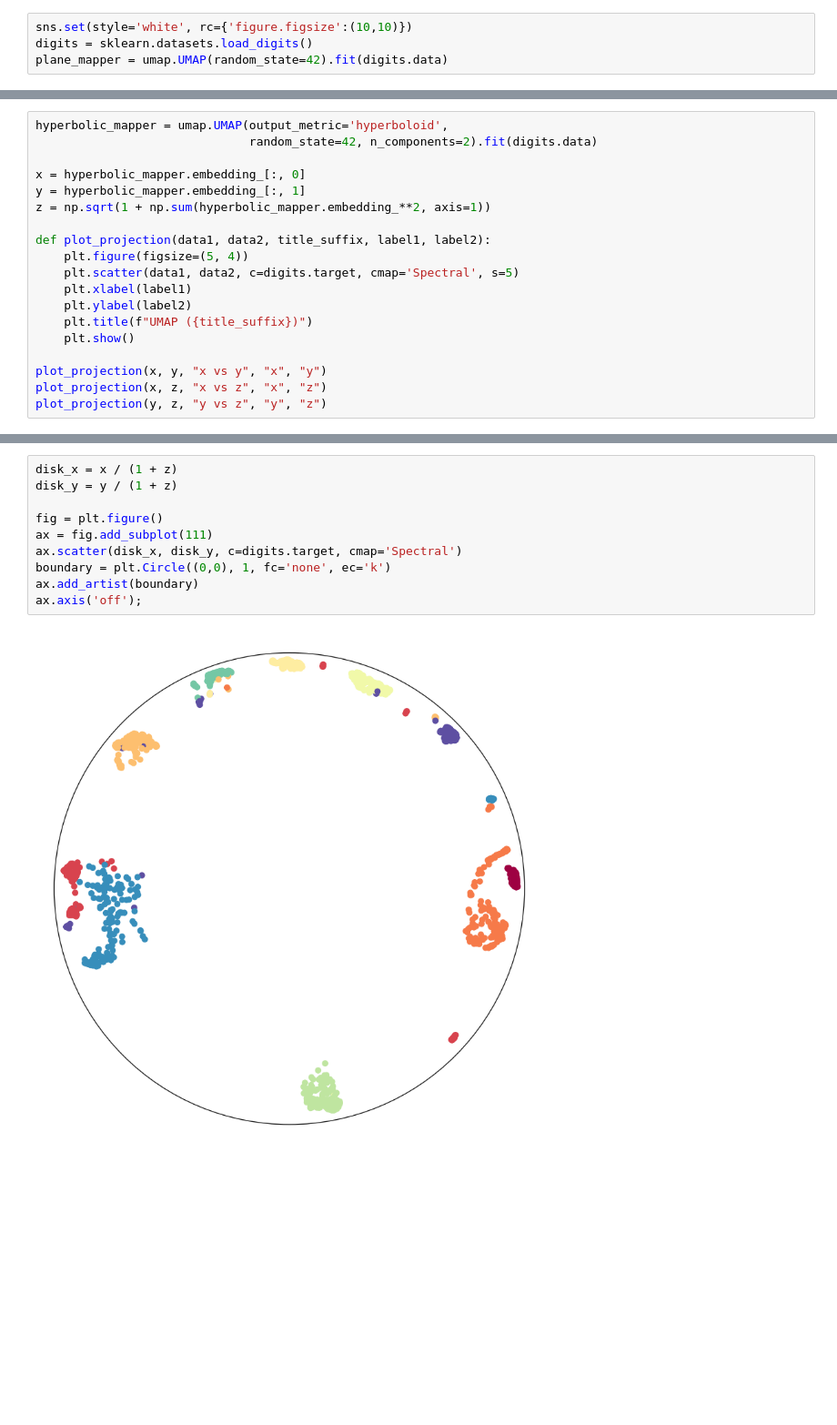
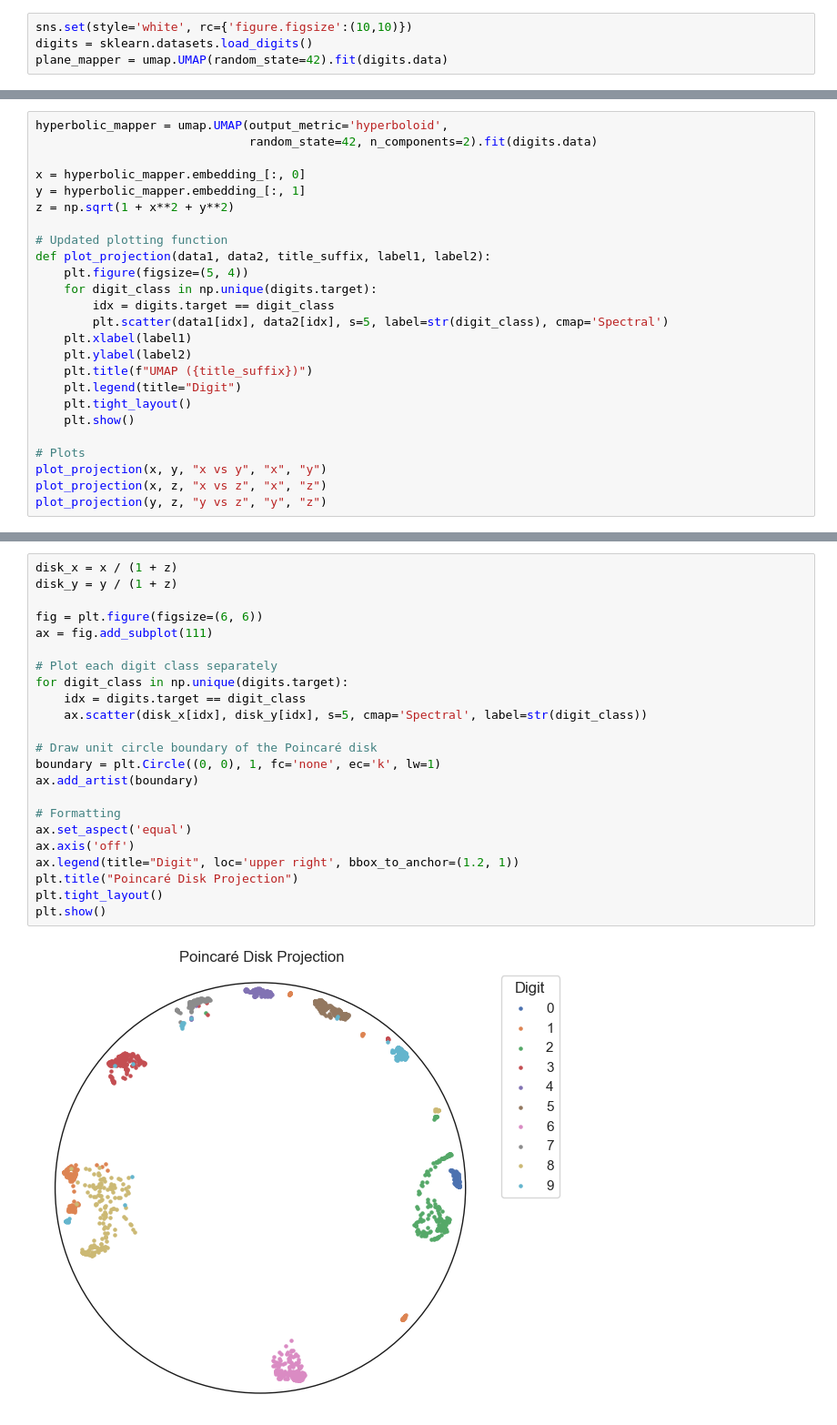
Before and after one commit to thijmennijdam/multimedia, a Jupyter notebook: notebooks/umap.ipynb, the cells around one changed output, grey strips where cells are left out. Shown at 91% size. Saved outputs shown, nothing was run; the diff lists cells and outputs as text; blank space fills up the shorter version.

```diff
--- a/notebooks/umap.ipynb
+++ b/notebooks/umap.ipynb
@@ -22,16 +22,22 @@ hyperbolic_mapper = umap.UMAP(output_metric='hyperboloid',
 
 x = hyperbolic_mapper.embedding_[:, 0]
 y = hyperbolic_mapper.embedding_[:, 1]
-z = np.sqrt(1 + np.sum(hyperbolic_mapper.embedding_**2, axis=1))
+z = np.sqrt(1 + x**2 + y**2)
 
+# Updated plotting function
 def plot_projection(data1, data2, title_suffix, label1, label2):
     plt.figure(figsize=(5, 4))
-    plt.scatter(data1, data2, c=digits.target, cmap='Spectral', s=5)
+    for digit_class in np.unique(digits.target):
+        idx = digits.target == digit_class
+        plt.scatter(data1[idx], data2[idx], s=5, label=str(digit_class), cmap='Spectral')
     plt.xlabel(label1)
     plt.ylabel(label2)
     plt.title(f"UMAP ({title_suffix})")
+    plt.legend(title="Digit")
+    plt.tight_layout()
     plt.show()
 
+# Plots
 plot_projection(x, y, "x vs y", "x", "y")
 plot_projection(x, z, "x vs z", "x", "z")
 plot_projection(y, z, "y vs z", "y", "z")
@@ -49,12 +55,25 @@ ax.view_init(35, 80)
 # %%
 disk_x = x / (1 + z)
 disk_y = y / (1 + z)
 
-fig = plt.figure()
+fig = plt.figure(figsize=(6, 6))
 ax = fig.add_subplot(111)
-ax.scatter(disk_x, disk_y, c=digits.target, cmap='Spectral')
-boundary = plt.Circle((0,0), 1, fc='none', ec='k')
+
+# Plot each digit class separately
+for digit_class in np.unique(digits.target):
+    idx = digits.target == digit_class
+    ax.scatter(disk_x[idx], disk_y[idx], s=5, cmap='Spectral', label=str(digit_class))
+
+# Draw unit circle boundary of the Poincaré disk
+boundary = plt.Circle((0, 0), 1, fc='none', ec='k', lw=1)
 ax.add_artist(boundary)
-ax.axis('off');
+
+# Formatting
+ax.set_aspect('equal')
+ax.axis('off')
+ax.legend(title="Digit", loc='upper right', bbox_to_anchor=(1.2, 1))
+plt.title("Poincaré Disk Projection")
+plt.tight_layout()
+plt.show()
 # %% [output]
-[figure, old version]
+[figure, new version]
```
Also changed, not shown: parts of 1 cell of this notebook.
